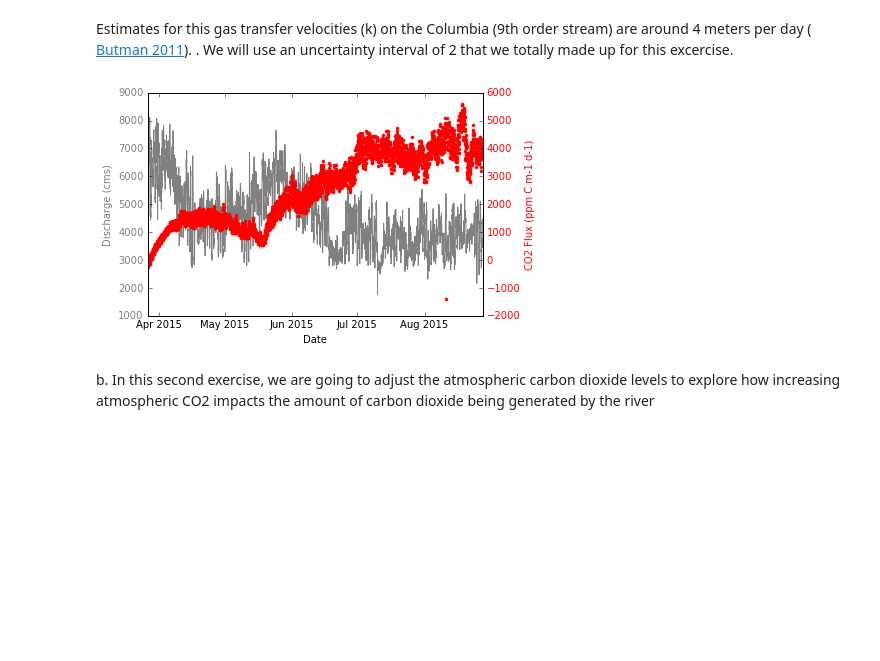
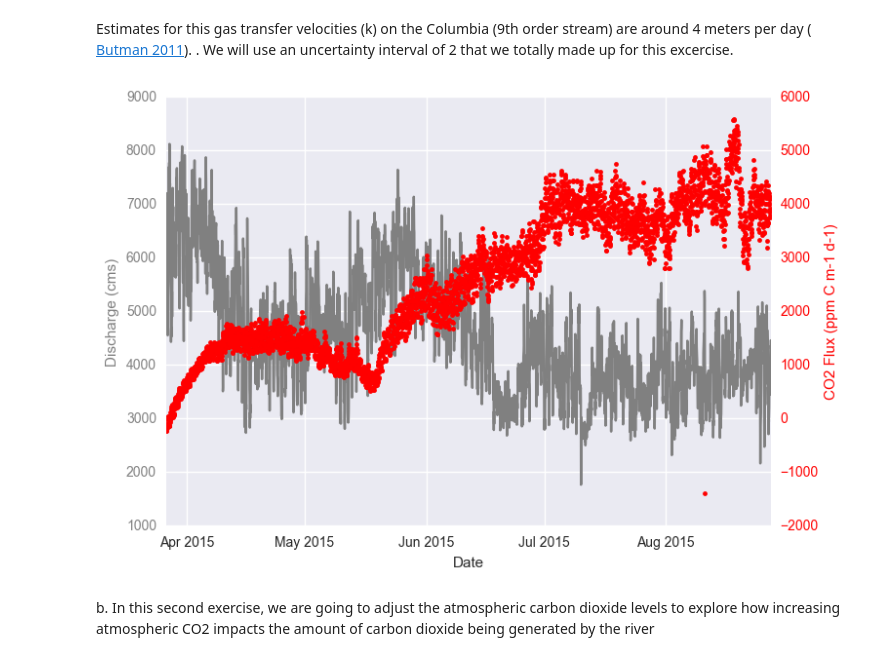
Before and after one commit to catherinekuhn/columbiariver, a Jupyter notebook: HW3/Kuhn_HW3.ipynb, the cells around one changed output. Drawn from its saved outputs; the diff is of its cells as text; code cells hidden in the pictures; blank space fills up the shorter version.

```diff
--- a/HW3/Kuhn_HW3.ipynb
+++ b/HW3/Kuhn_HW3.ipynb
@@ -131,10 +133,15 @@ def carbon_plot(k):
 Estimates for this gas transfer velocities (k) on the Columbia (9th order stream) are around 4 meters per day (<a href="http://www.nature.com/ngeo/journal/v4/n12/full/ngeo1294.html" Title="Title"> Butman 2011</a>).
 . We will use an uncertainty interval of 2 that we totally made up for this excercise.
 # %%
+plt.rcdefaults()
+
+import seaborn
+seaborn.set()
+
 interact(carbon_plot,
          k=(2, 6));
 # %% [output]
-[figure, old version]
+[figure, new version]
 # %% [markdown]
 b. In this second exercise, we are going to adjust the atmospheric carbon dioxide levels
 to explore how increasing atmospheric CO2 impacts the amount of carbon dioxide being generated by the river
```
Also changed, not shown: parts of 8 cells of this notebook, 1 other file.
